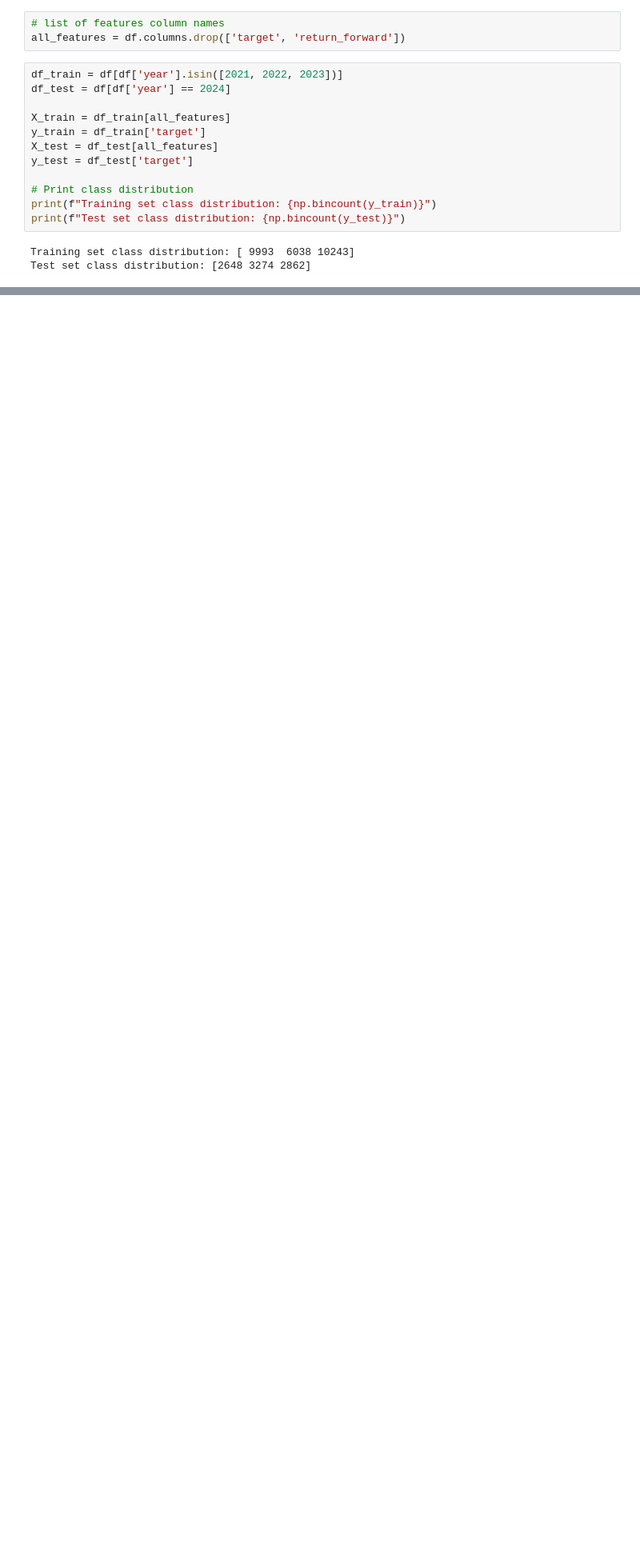
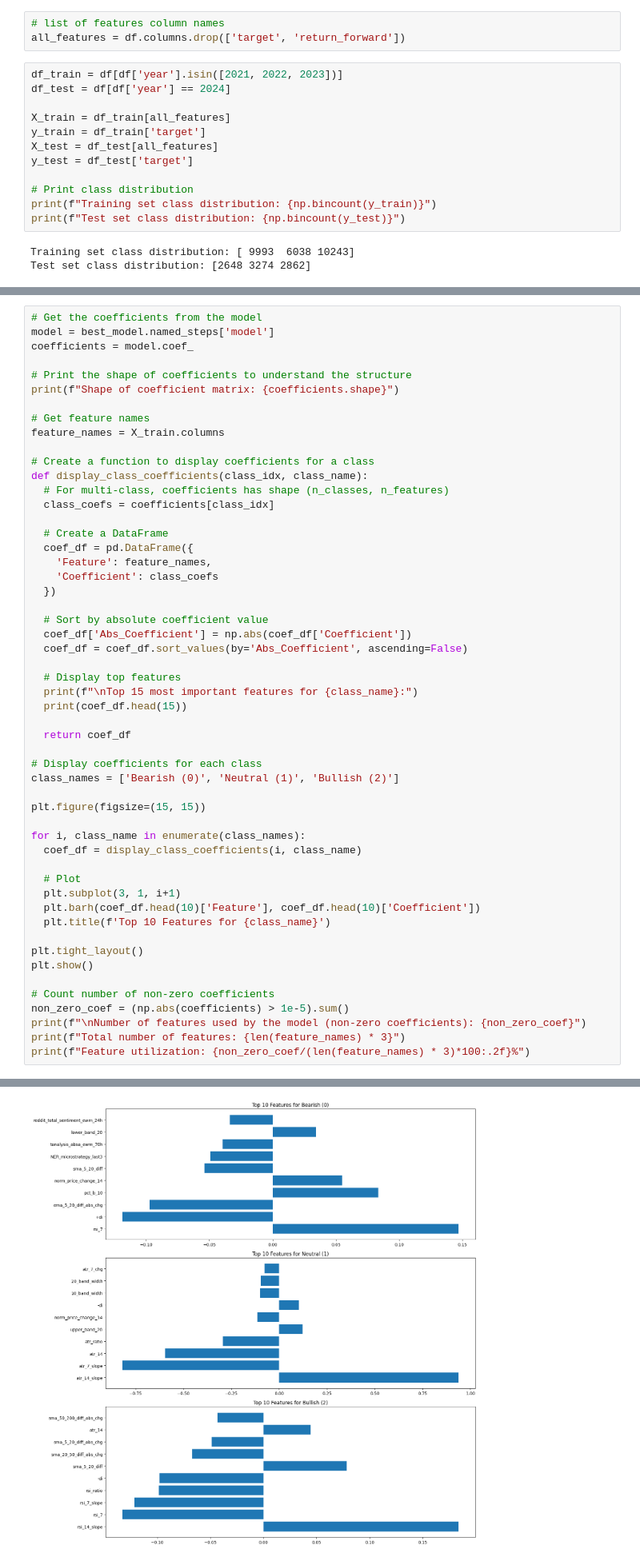
Before and after one commit to alvinku0/Bitcoin-Systematic-Strategies, a Jupyter notebook: modeling_backtesting/LR/LR_v1.ipynb, the cells around one changed output, grey strips where cells are left out. Shown: that part at 80% size. Drawn from its saved outputs; the diff is of its cells as text; blank space fills up the shorter version.

```diff
--- a/modeling_backtesting/LR/LR.ipynb
+++ b/modeling_backtesting/LR/LR_v1.ipynb
@@ -196,0 +274,54 @@ Test set class distribution: [2648 3274 2862]
+# %%
+# Get the coefficients from the model
+model = best_model.named_steps['model']
+coefficients = model.coef_
+
+# Print the shape of coefficients to understand the structure
+print(f"Shape of coefficient matrix: {coefficients.shape}")
+
+# Get feature names
+feature_names = X_train.columns
+
+# Create a function to display coefficients for a class
+def display_class_coefficients(class_idx, class_name):
+  # For multi-class, coefficients has shape (n_classes, n_features)
+  class_coefs = coefficients[class_idx]
+
+  # Create a DataFrame
+  coef_df = pd.DataFrame({
+    'Feature': feature_names,
+    'Coefficient': class_coefs
+  })
+
+  # Sort by absolute coefficient value
+  coef_df['Abs_Coefficient'] = np.abs(coef_df['Coefficient'])
+  coef_df = coef_df.sort_values(by='Abs_Coefficient', ascending=False)
+
+  # Display top features
+  print(f"\nTop 15 most important features for {class_name}:")
+  print(coef_df.head(15))
+
+  return coef_df
+
+# Display coefficients for each class
+class_names = ['Bearish (0)', 'Neutral (1)', 'Bullish (2)']
+
+plt.figure(figsize=(15, 15))
+
+for i, class_name in enumerate(class_names):
+  coef_df = display_class_coefficients(i, class_name)
+
+  # Plot
+  plt.subplot(3, 1, i+1)
+  plt.barh(coef_df.head(10)['Feature'], coef_df.head(10)['Coefficient'])
+  plt.title(f'Top 10 Features for {class_name}')
+
+plt.tight_layout()
+plt.show()
+
+# Count number of non-zero coefficients
+non_zero_coef = (np.abs(coefficients) > 1e-5).sum()
+print(f"\nNumber of features used by the model (non-zero coefficients): {non_zero_coef}")
+print(f"Total number of features: {len(feature_names) * 3}")
+print(f"Feature utilization: {non_zero_coef/(len(feature_names) * 3)*100:.2f}%")
+# %% [output]
@@ -196,0 +345 @@ Test set class distribution: [2648 3274 2862]
+[figure, added]
```
Also changed, not shown: parts of 13 cells of this notebook, 2 other files.
